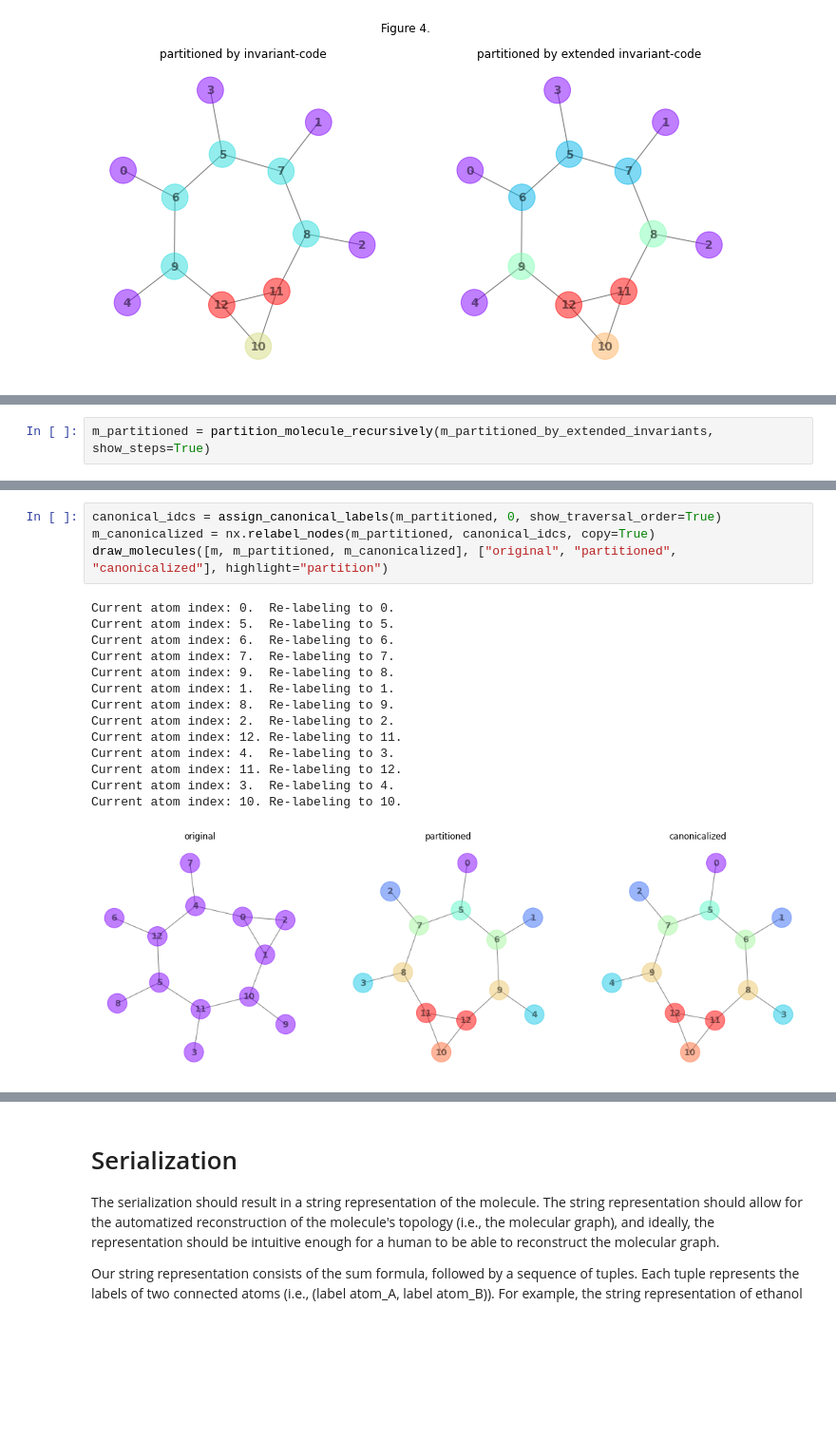
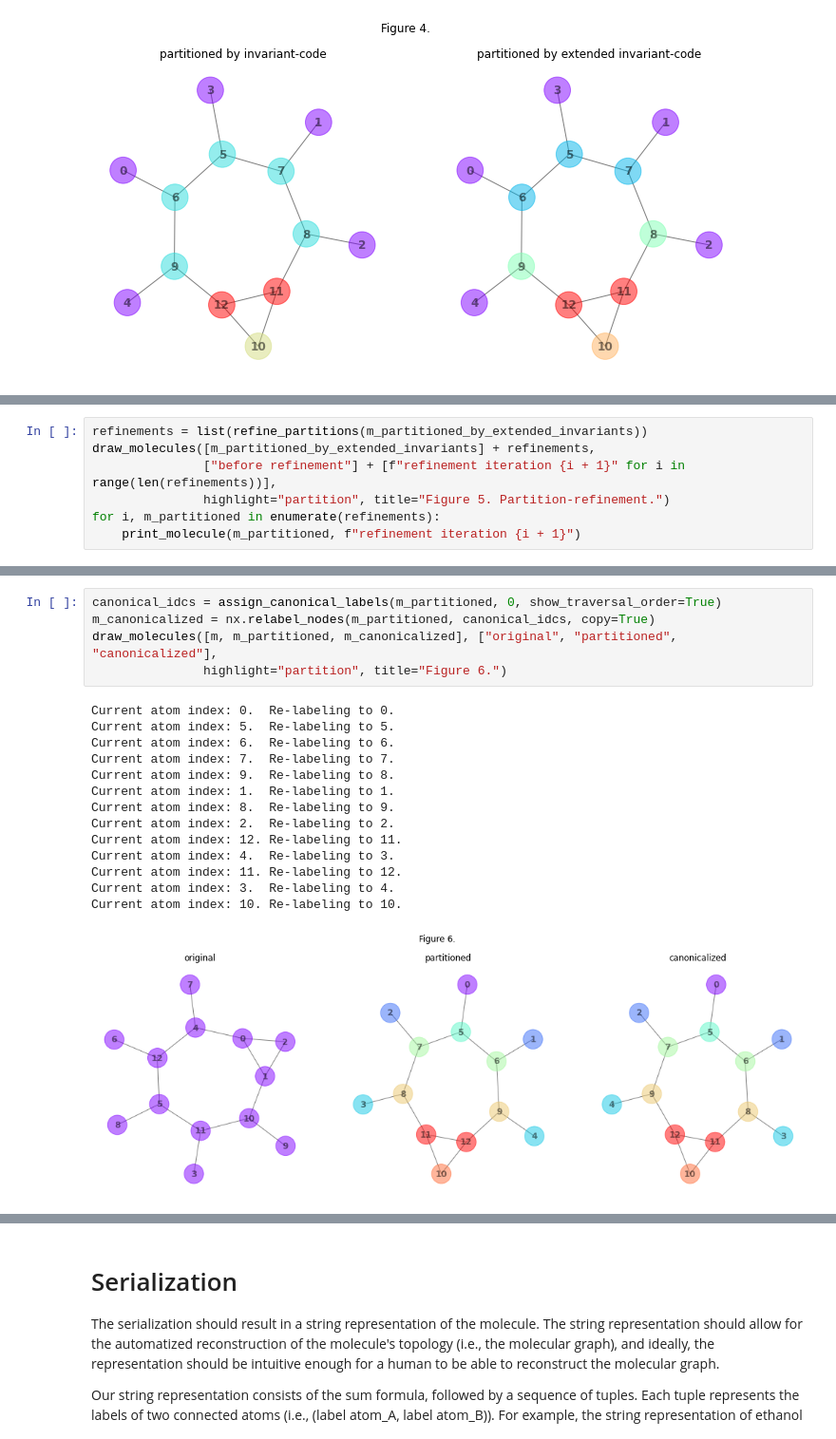
Before and after one commit to TUCAN-nest/TUCAN, a Jupyter notebook: demo_canonicalization.ipynb, the cells around one changed output, grey strips where cells are left out. Shown at 95% size. Cells and saved outputs as stored; diff of their text form; blank space fills up the shorter version.

Commit message:
Continued description of molecule traversal.

```diff
--- a/demo_canonicalization.ipynb
+++ b/demo_canonicalization.ipynb
@@ -165,2 +182,0 @@ throughout two rounds of refinement, we go from five to seven to eventually eigh
-# %%
-m_partitioned = partition_molecule_recursively(m_partitioned_by_extended_invariants, show_steps=True)
@@ -187,0 +183,7 @@ refined partitions
+# %%
+refinements = list(refine_partitions(m_partitioned_by_extended_invariants))
+draw_molecules([m_partitioned_by_extended_invariants] + refinements,
+               ["before refinement"] + [f"refinement iteration {i + 1}" for i in range(len(refinements))],
+               highlight="partition", title="Figure 5. Partition-refinement.")
+for i, m_partitioned in enumerate(refinements):
+    print_molecule(m_partitioned, f"refinement iteration {i + 1}")
@@ -201,19 +228,20 @@ Below we relabel the nodes while traversing a graph in [breadth-first-search-ord
 # %%
 canonical_idcs = assign_canonical_labels(m_partitioned, 0, show_traversal_order=True)
 m_canonicalized = nx.relabel_nodes(m_partitioned, canonical_idcs, copy=True)
-draw_molecules([m, m_partitioned, m_canonicalized], ["original", "partitioned", "canonicalized"], highlight="partition")
+draw_molecules([m, m_partitioned, m_canonicalized], ["original", "partitioned", "canonicalized"],
+               highlight="partition", title="Figure 6.")
 # %% [output]
 Current atom index: 0.  Re-labeling to 0.
 Current atom index: 5.  Re-labeling to 5.
 Current atom index: 6.  Re-labeling to 6.
 Current atom index: 7.  Re-labeling to 7.
 Current atom index: 9.  Re-labeling to 8.
 Current atom index: 1.  Re-labeling to 1.
 Current atom index: 8.  Re-labeling to 9.
 Current atom index: 2.  Re-labeling to 2.
 Current atom index: 12. Re-labeling to 11.
 Current atom index: 4.  Re-labeling to 3.
 Current atom index: 11. Re-labeling to 12.
 Current atom index: 3.  Re-labeling to 4.
 Current atom index: 10. Re-labeling to 10.
-[figure, old version]
+[figure, new version]
```
Also changed, not shown: parts of 15 cells of this notebook.
